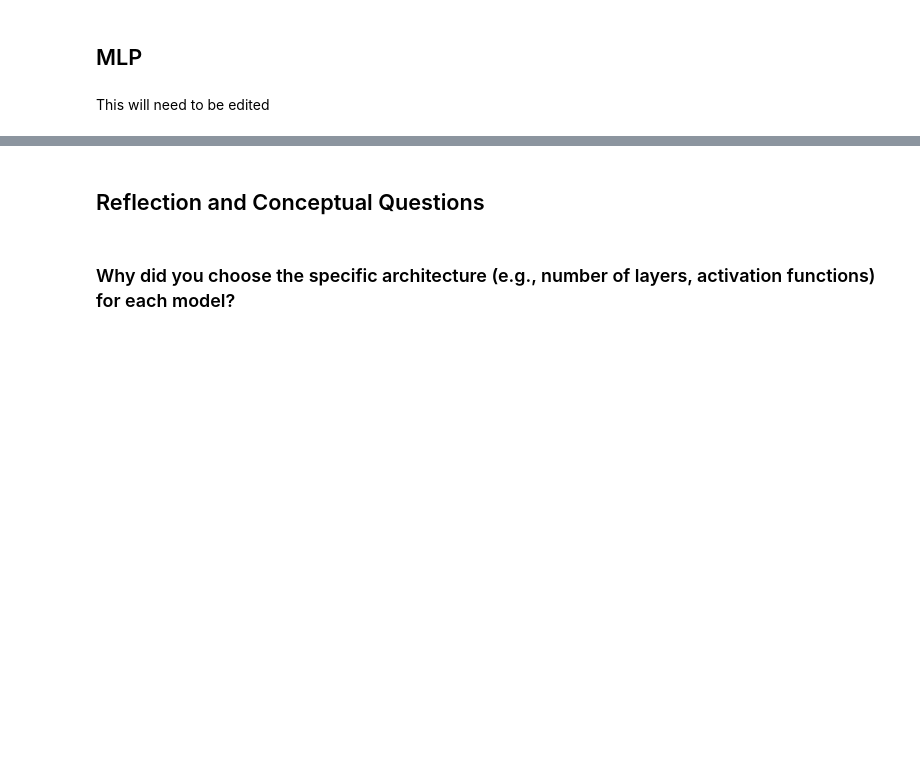
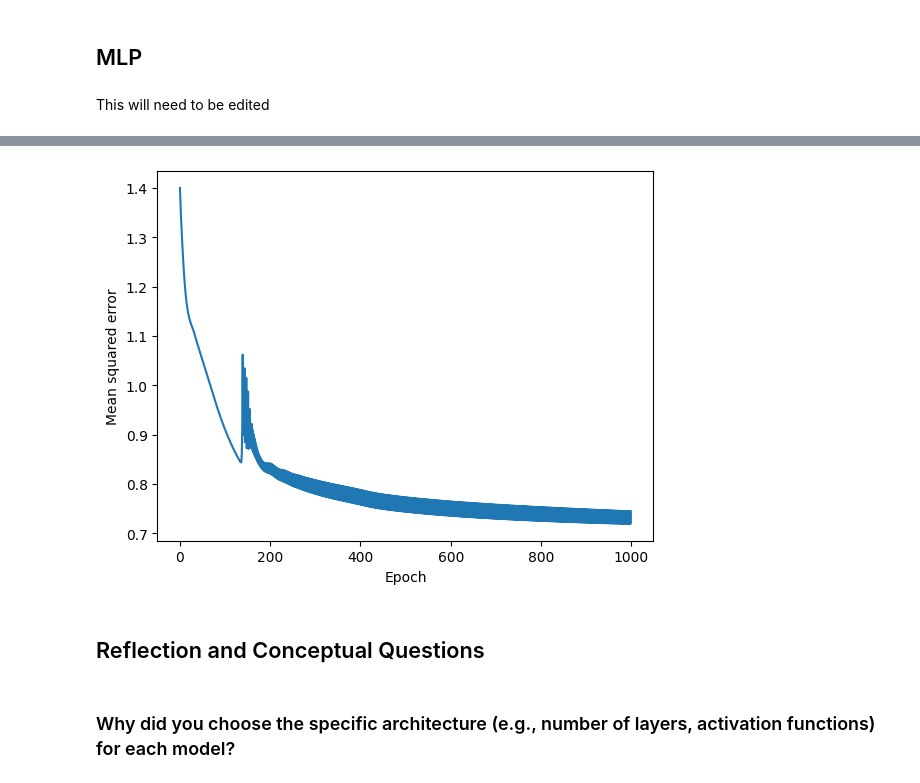
Before and after one commit to Lucaspj1/MachineLearningProject2, a Jupyter notebook: MLProject2.ipynb, the cells around one changed output, grey strips where cells are left out. Saved outputs shown, nothing was run; the diff lists cells and outputs as text; code cells hidden in the pictures; blank space fills up the shorter version.

```diff
--- a/MLProject2.ipynb
+++ b/MLProject2.ipynb
@@ -249,6 +191,10 @@ class SimpleMLP:
 # %%
 def mse_loss(onehot_targets, probas):
-    #print(f"onehot_targets = {onehot_targets}")
-    #print(f"probas = {probas}")
     mse = np.mean((onehot_targets - probas)**2)
     return mse
+
+def cross_entropy_loss(onehot_targets, probas):
+    # Clip probabilities to avoid log(0)
+    probas = np.clip(probas, 1e-15, 1 - 1e-15)
+    ce = -np.mean(np.sum(onehot_targets * np.log(probas) + (1 - onehot_targets) * np.log(1 - probas), axis=1))
+    return ce
@@ -291,25 +219,25 @@ def train(model, X_train, X_test, y_onehot_train, y_onehot_test, num_epochs, num
         a_h, a_out = model.forward(X_train)
 
         #### Compute gradients ####
-        d_loss__d_w_out, d_loss__d_b_out, d_loss__d_w_h, d_loss__d_b_h = model.backward(X_train, a_h, a_out, y_onehot_train)
+        d_weight_out, d_bias_out, d_weight_h, d_bias_h = model.backward(X_train, y_onehot_train)
 
         #### Update weights ####
-        model.weight_h -= learning_rate * d_loss__d_w_h
-        model.bias_h -= learning_rate * d_loss__d_b_h
-        model.weight_out -= learning_rate * d_loss__d_w_out
-        model.bias_out -= learning_rate * d_loss__d_b_out
+        model.weight_out -= learning_rate * d_weight_out
+        model.bias_out -= learning_rate * d_bias_out
+        model.weight_h -= learning_rate * d_weight_h
+        model.bias_h -= learning_rate * d_bias_h
 
         ### Look at test dataset ###
         _, a_out_test = model.forward(X_test)
 
         #### Epoch Logging ####
-        mseTrain = mse_loss(y_onehot_train, a_out)
-        mseTest = mse_loss(y_onehot_test, a_out_test)
-        epoch_loss_train.append(mseTrain)
-        epoch_loss_test.append(mseTest)
-        print(f'MSE Train: {mseTrain:.1f}')
-        print(f'MSE Test: {mseTest:.1f}')
+        trainLoss = cross_entropy_loss(y_onehot_train, a_out)
+        testLoss = cross_entropy_loss(y_onehot_test, a_out_test)
+        epoch_loss_train.append(trainLoss)
+        epoch_loss_test.append(testLoss)
+        print(f'MSE Train: {trainLoss:.2f}')
+        print(f'MSE Test: {testLoss:.2f}')
 
     return epoch_loss_train, epoch_loss_test
 # %%
-model = SimpleMLP(num_features=len(X_train.columns), num_hidden=2, num_classes=2)
+model = SimpleMLP(num_features=len(X_train.columns), num_hidden=2, num_classes=2, activation = 'tanh')
@@ -321,4 +244,4 @@ creating random weights for bias_out
 # %%
-epoch_loss_train, epoch_loss_test = train(model, X_train, X_test, y_hot_train, y_hot_test, num_epochs=3, learning_rate=0.01, num_classes = 2)
+epoch_loss_train, epoch_loss_test = train(model, X_train, X_test, y_hot_train, y_hot_test, num_epochs=1000, learning_rate=0.1, num_classes = 2)
 # %% [output]
 ****Epoch: 0****
@@ -333,3 +284,10 @@ MSE Test: 9421759823486456012342813925127132070818542066101276001204910212167631
+# %%
+plt.plot(range(len(epoch_loss_test)), epoch_loss_test)
+plt.ylabel('Mean squared error')
+plt.xlabel('Epoch')
+plt.show()
+# %% [output]
+[figure, added]
 # %% [markdown]
 ## Reflection and Conceptual Questions
 # %% [markdown]
```
Also changed, not shown: parts of 7 cells of this notebook.
